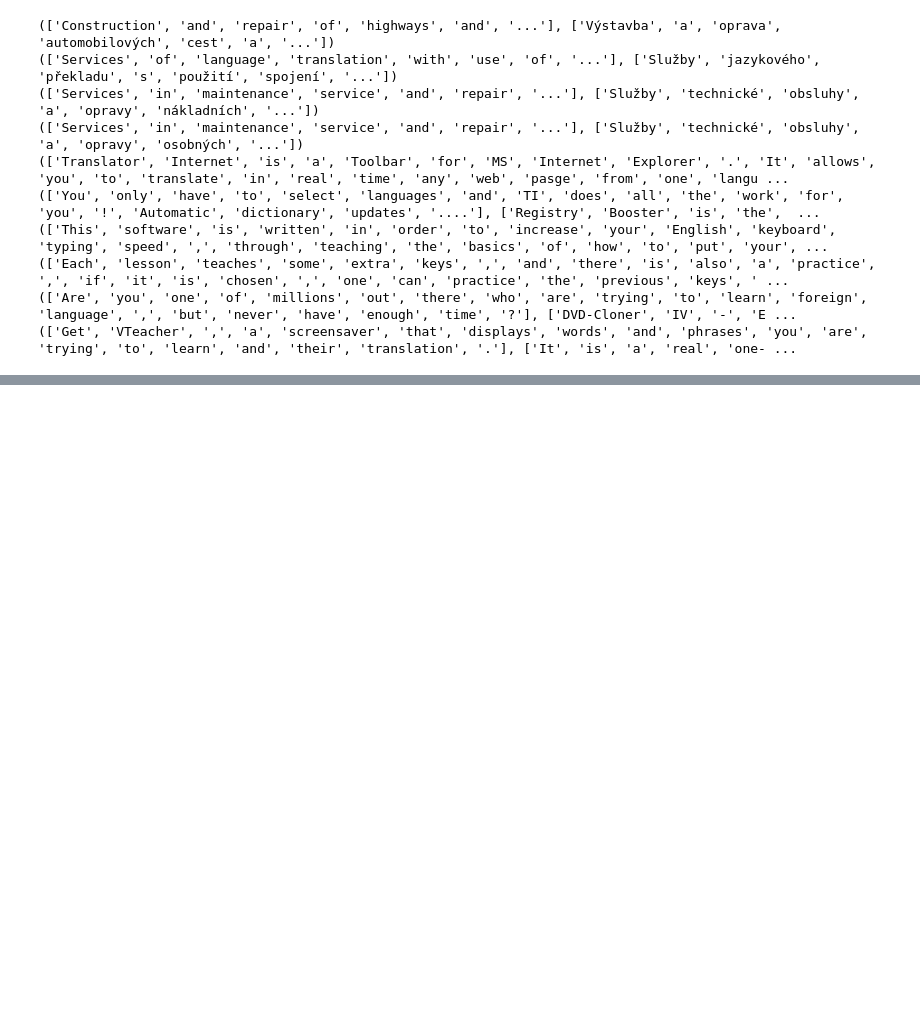
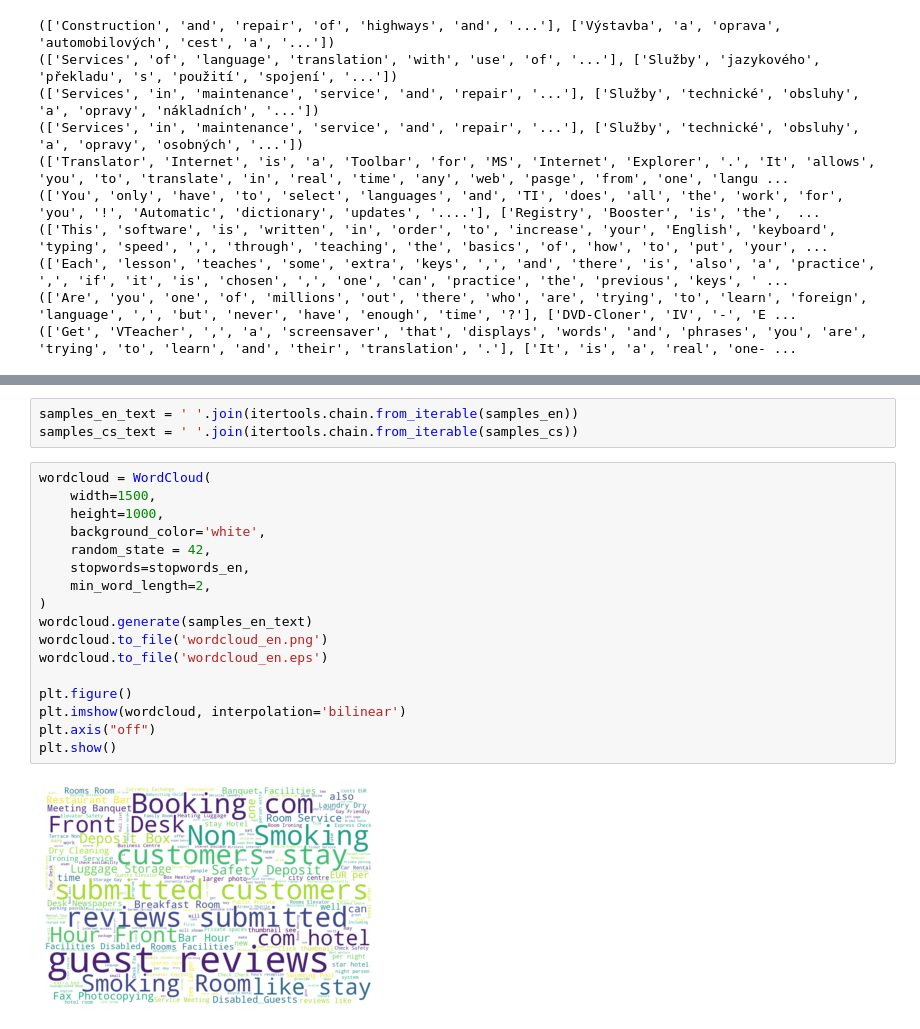
Before and after one commit to nixwill/nn-project, a Jupyter notebook: notebooks/data_analysis.ipynb, the cells around one changed output, grey strips where cells are left out. Drawn from its saved outputs; the diff is of its cells as text; blank space fills up the shorter version.

```diff
--- a/notebooks/data_analysis.ipynb
+++ b/notebooks/data_analysis.ipynb
@@ -67,0 +179,22 @@ for token, token_id in vocab_cs.items():
+# %%
+samples_en_text = ' '.join(itertools.chain.from_iterable(samples_en))
+samples_cs_text = ' '.join(itertools.chain.from_iterable(samples_cs))
+# %%
+wordcloud = WordCloud(
+    width=1500,
+    height=1000,
+    background_color='white',
+    random_state = 42,
+    stopwords=stopwords_en,
+    min_word_length=2,
+)
+wordcloud.generate(samples_en_text)
+wordcloud.to_file('wordcloud_en.png')
+wordcloud.to_file('wordcloud_en.eps')
+
+plt.figure()
+plt.imshow(wordcloud, interpolation='bilinear')
+plt.axis("off")
+plt.show()
+# %% [output]
+[figure, added]
```
Also changed, not shown: parts of 12 cells of this notebook, 15 other files.
